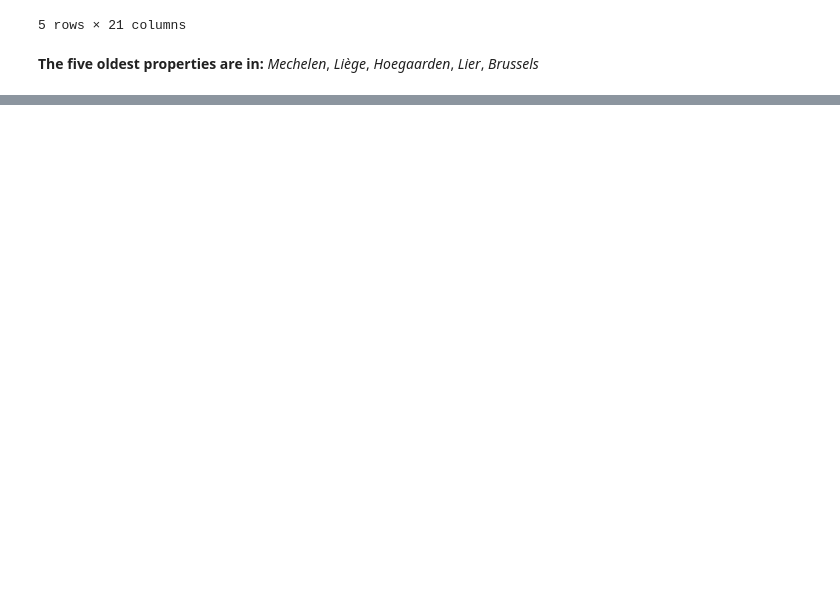
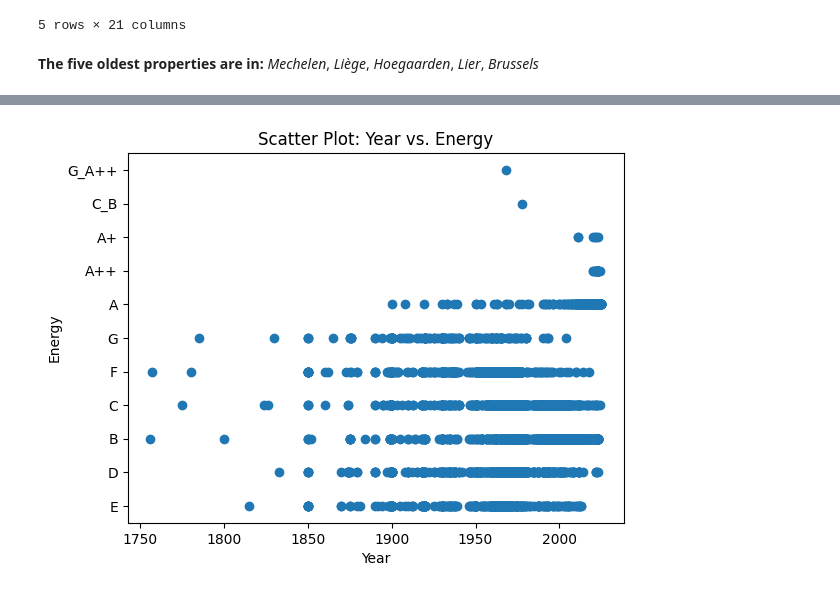
Before and after one commit to JonathanRabbi/Data_Analysis_Immo, a Jupyter notebook: Analysis_10K.ipynb, the cells around one changed output, grey strips where cells are left out. Drawn from its saved outputs; the diff is of its cells as text; code cells hidden in the pictures; blank space fills up the shorter version.

```diff
--- a/Analysis_10K.ipynb
+++ b/Analysis_10K.ipynb
@@ -182 +199,18 @@ df.head()
 5 rows × 21 columns
+# %%
+
+
+years = df['Construction year']
+energy = df['Energy class']
+
+
+plt.scatter(years, energy)
+
+plt.xlabel('Year')
+plt.ylabel('Energy')
+plt.title('Scatter Plot: Year vs. Energy')
+
+
+plt.show()
+# %% [output]
+[figure, added]
```
Also changed, not shown: parts of 4 cells of this notebook, 5 other files.
